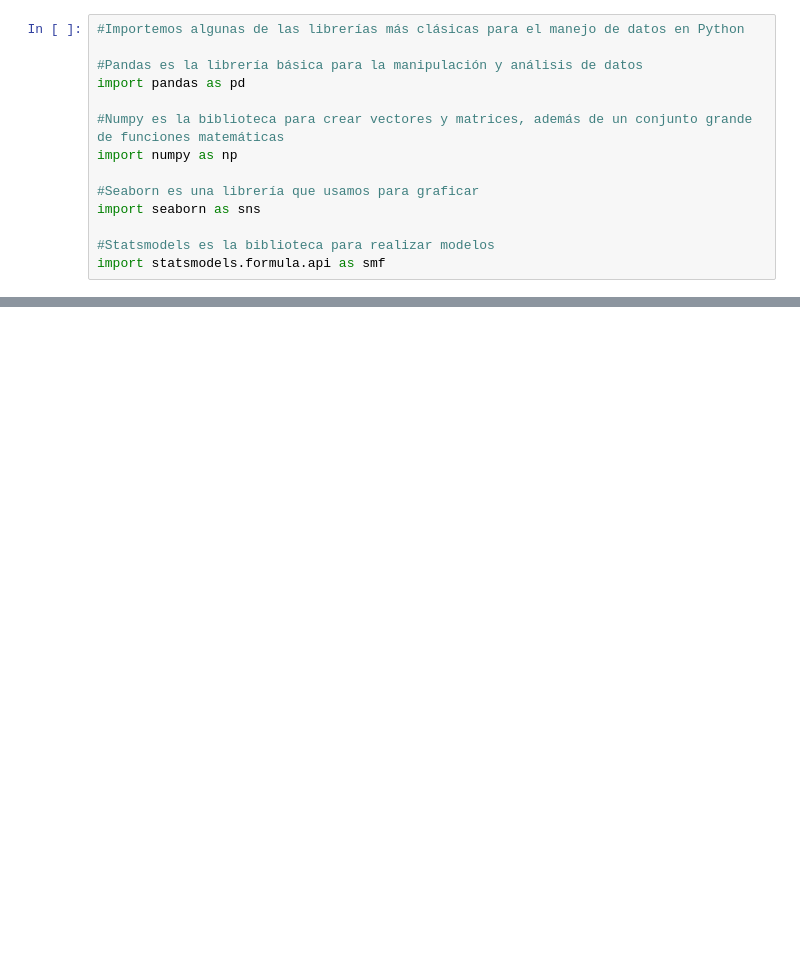
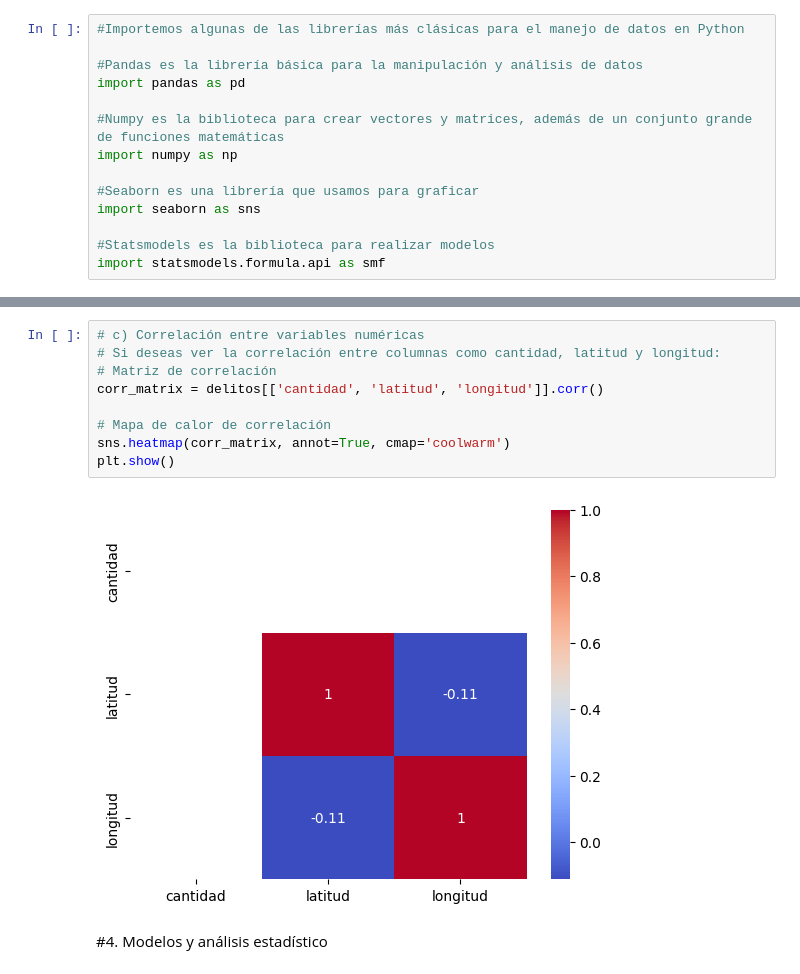
Before and after one commit to Soledad1988/Data-Analysis, a Jupyter notebook: Analisis_Delitos.ipynb, the cells around one changed output, grey strips where cells are left out. Saved outputs shown, nothing was run; the diff lists cells and outputs as text; blank space fills up the shorter version.

```diff
--- a/Analisis_Delitos.ipynb
+++ b/Analisis_Delitos.ipynb
@@ -54,0 +120,13 @@ delitos.tail()
+# %%
+# c) Correlación entre variables numéricas
+# Si deseas ver la correlación entre columnas como cantidad, latitud y longitud:
+# Matriz de correlación
+corr_matrix = delitos[['cantidad', 'latitud', 'longitud']].corr()
+
+# Mapa de calor de correlación
+sns.heatmap(corr_matrix, annot=True, cmap='coolwarm')
+plt.show()
+# %% [output]
+[figure, added]
+# %% [markdown]
+#4. Modelos y análisis estadístico
```
Also changed, not shown: parts of 27 cells of this notebook.
